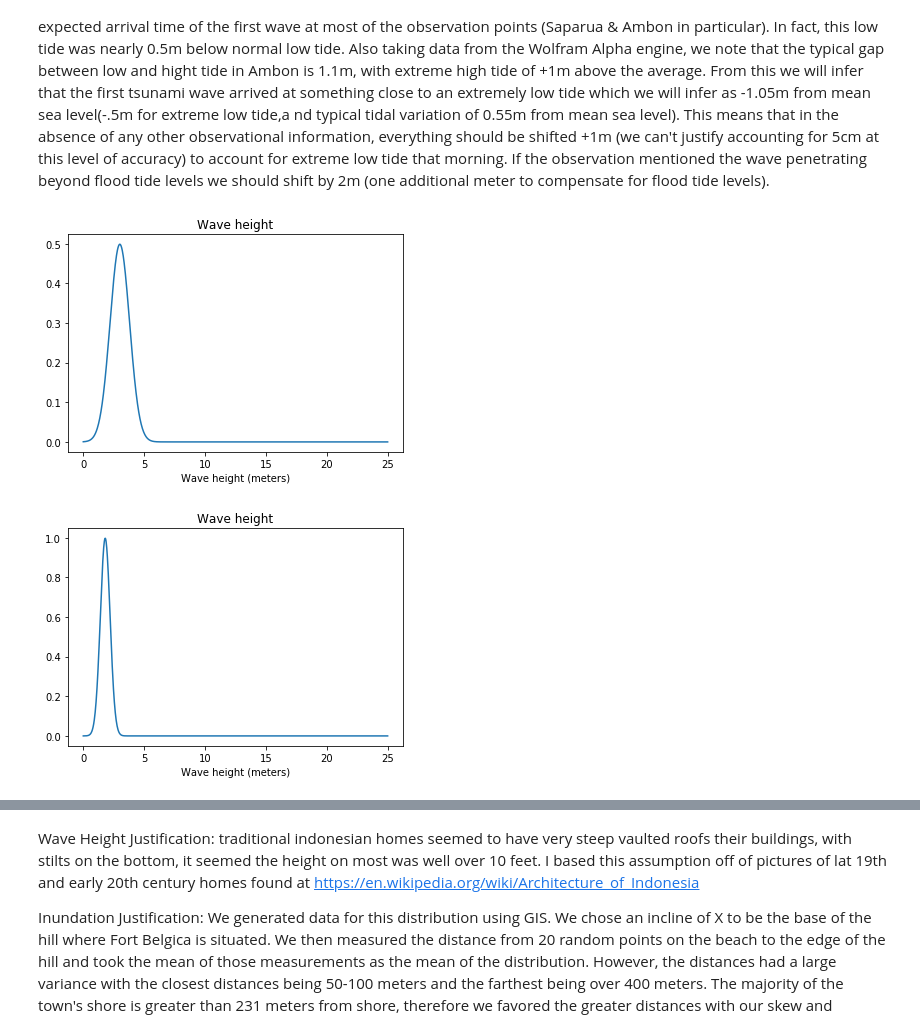
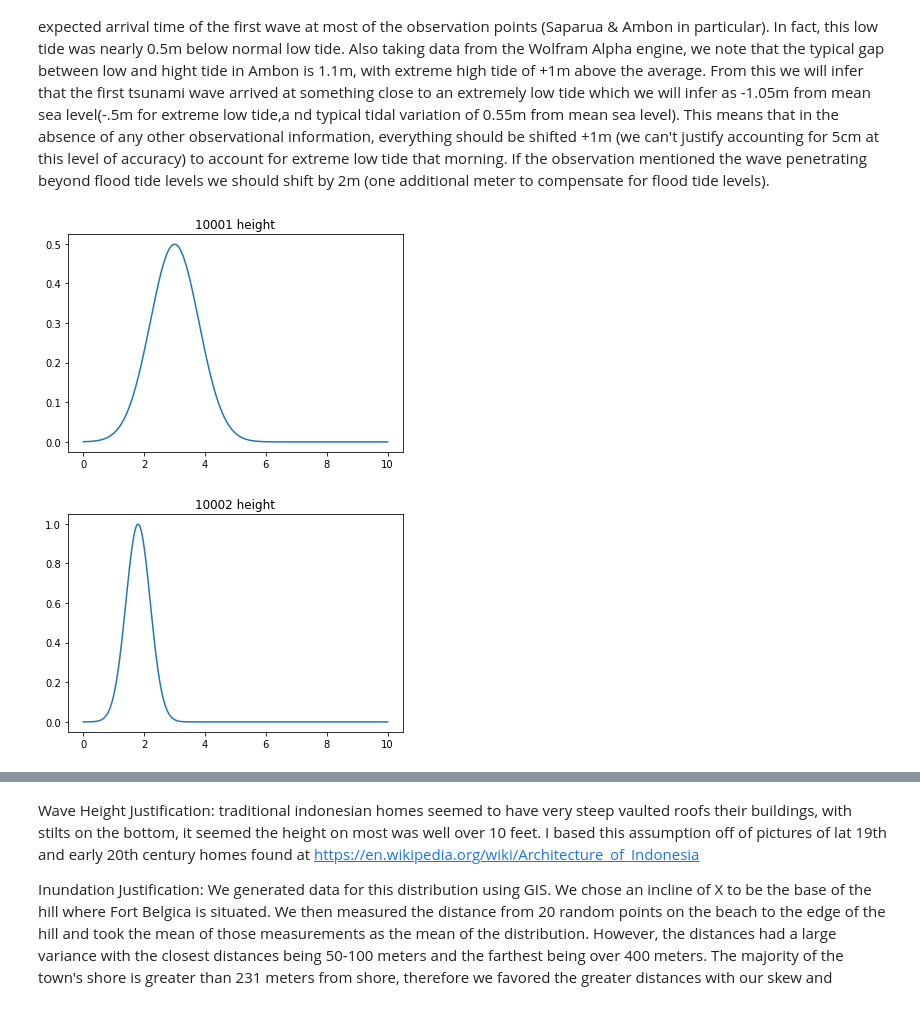
Before and after one commit to jpw37/tsunamibayes, a Jupyter notebook: Model_Scripts/Scenarios/1852mag/PreRun/Gauges.ipynb, the cells around one changed output, grey strips where cells are left out. Drawn from its saved outputs; the diff is of its cells as text; code cells hidden in the pictures.

Commit message:
pushed some new gauge code + adjustments to old code to match

```diff
--- a/Model_Scripts/Scenarios/1852mag/PreRun/Gauges.ipynb
+++ b/Model_Scripts/Scenarios/1852mag/PreRun/Gauges.ipynb
@@ -30,49 +30,44 @@ This means that in the absence of any other observational information, everythin
 # %%
 #Pulu Ai - Wichmann
 #Pg 148 - "the flood wave reached only a few feet above the usual water level"
 #North Shoreline coordinates - [-4.5166, 129.775]
 #Another recording pg 243 - "On Ai Island, the sea level was a metre (a few feet) higher than the usual flood tide level"
 #indicating more than 1m (the base here is flood tide level)
 
 #from a very low tide to 1m above flood tide levels indicates approximately 3m wave heights
 
 
 
 
 city_name = 'Pulu Ai - Wichmann'
 name = 10001 # Pulu Ai - Wichmann
 latitude = -4.5175
 longitude = 129.775
-distance = 0 # in kilometers (max 5) //TODO Not sure what this is??
-kind = [None, 'norm', None] #we aren't going to extrapolate an arrival time here...
+# distance = 0 # in kilometers (max 5) //TODO Not sure what this is??
+# kind = [None, 'norm', None] #we aren't going to extrapolate an arrival time here...
 
 # For kind = 'norm'
-arrival_mean = 20 # in minutes
-arrival_std = 7
-arrival_params = [arrival_mean, arrival_std]
+# arrival_mean = 20 # in minutes
+# arrival_std = 7
+# arrival_params = [arrival_mean, arrival_std]
 height_mean = 3 # in meters
 height_std =  0.8
 height_params = [height_mean, height_std]
-inundation_std = None
-inundation_mean = None
-inundation_params = [inundation_mean, inundation_std]
+# inundation_std = None
+# inundation_mean = None
+# inundation_params = [inundation_mean, inundation_std]
 
 beta = 0
 n = .015 # OR .03
 
-g = Gauge(name, longitude, latitude, distance,
-                kind, arrival_params, height_params, inundation_params, beta, n, city_name)
-gauges.append(g.to_json())
+dists = dict()
+dists['height'] = stats.norm(loc=height_mean,scale=height_std)
 
-# Pulu_Ai_1 = stats.norm(height_mean,height_std)
-# D_Pulu_Ai_1 = np.linspace(0,2.5,1000)
-# plt.plot(D_Pulu_Ai_1, Pulu_Ai_1.pdf(D_Pulu_Ai_1))
-# plt.xlabel("water height (meters)")
-# plt.show()
-
-g.plot()
+gauge = Gauge(name,longitude,latitude,dists,beta,n,city_name)
+gauges.append(gauge)
+gauge.plot_all()
 # %% [output]
-[figure, old version]
+[figure, new version]
 # %%
 #Ambonia - Wichmann
 #Pg 149 "the sea (the low water level climbed to 1.8m, a height that exceeded the
@@ -91,35 +86,30 @@ city_name = 'Ambonia - Wichmann'
 name = 10002
 latitude = -3.691
 longitude = 128.178
-distance = 0 # in kilometers (max 5) //TODO Not sure what this is??
-kind = [None, 'norm', None]
+# distance = 0 # in kilometers (max 5) //TODO Not sure what this is??
+# kind = [None, 'norm', None]
 
 # For kind = 'norm'
-arrival_mean = 40  # in minutes
-arrival_std = 15
+# arrival_mean = 40  # in minutes
+# arrival_std = 15
 height_mean = 1.8  # in meters
 height_std = 0.4
-arrival_params = [arrival_mean, arrival_std]
+# arrival_params = [arrival_mean, arrival_std]
 height_params = [height_mean, height_std]
-inundation_std = None
-inundation_mean = None
-inundation_params = [inundation_mean, inundation_std]
+# inundation_std = None
+# inundation_mean = None
+# inundation_params = [inundation_mean, inundation_std]
 beta = 0
 n = .015
 
-g = Gauge(name, longitude, latitude, distance,
-                kind, arrival_params, height_params, inundation_params, beta, n, city_name)
-gauges.append(g.to_json())
+dists = dict()
+dists['height'] = stats.norm(loc=height_mean,scale=height_std)
 
-
-# Amb_1 = stats.norm(height_mean,height_std)
-# D_Amb_1 = np.linspace(0.5,3,1000)
-# plt.plot(D_Amb_1,Amb_1.pdf(D_Amb_1))
-# plt.xlabel("water height (meters)")
-# plt.show()
-g.plot()
+gauge = Gauge(name,longitude,latitude,dists,beta,n,city_name)
+gauges.append(gauge)
+gauge.plot_all()
 # %% [output]
-[figure, old version]
+[figure, new version]
 # %%
 #Banda Neira - Tsunami Catalog
 #Pg 242 - "The water rose to the roofs of the storehouses and homes"
```
Also changed, not shown: parts of 9 cells of this notebook, 6 other files.
